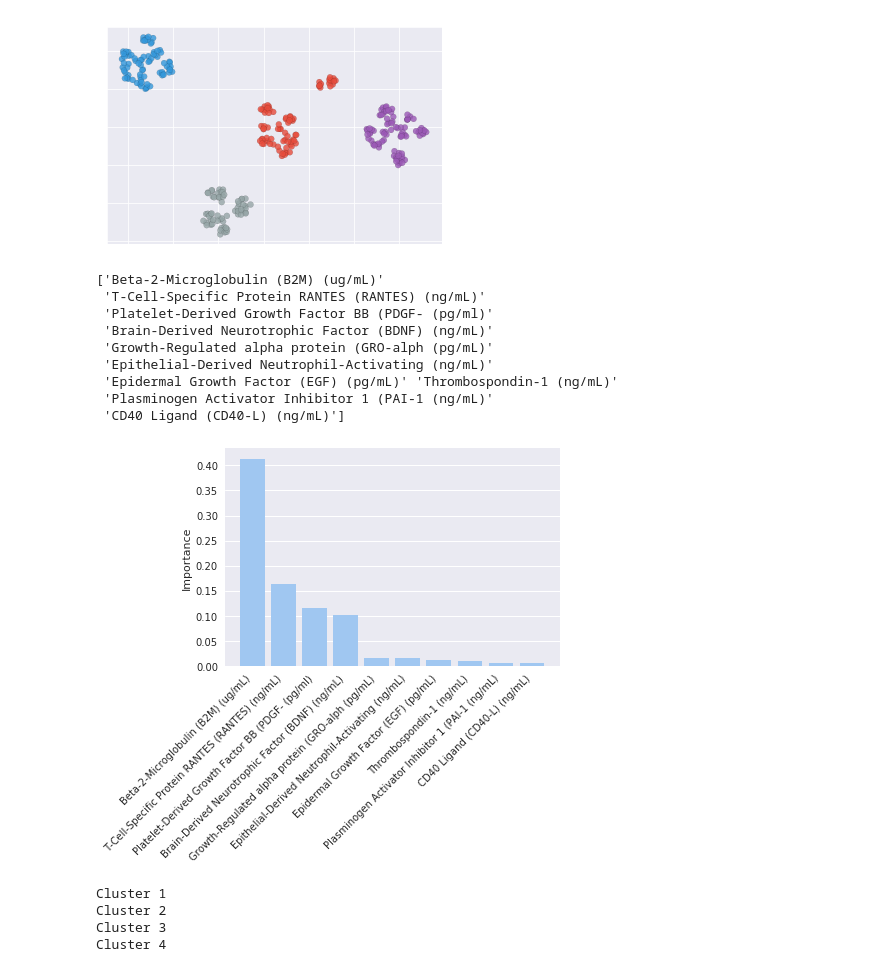
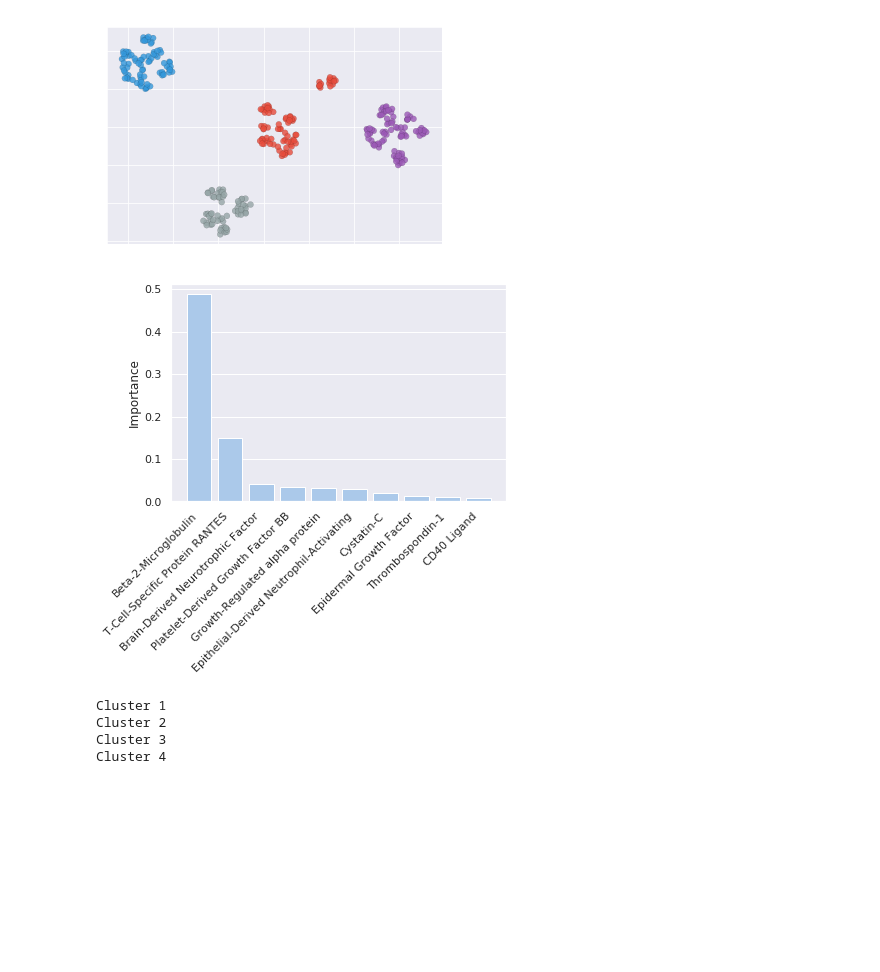
Before and after one commit to GerardMJuan/simlr-ad, a Jupyter notebook: jupyter-experiments/clustering_visualization.ipynb, the cells around one changed output. Drawn from its saved outputs; the diff is of its cells as text; code cells hidden in the pictures; blank space fills up the shorter version.

```diff
--- a/jupyter-experiments/clustering_visualization.ipynb
+++ b/jupyter-experiments/clustering_visualization.ipynb
@@ -22,12 +22,12 @@ clusters = 4
 rd_seed = 1714                                          # Random seed for experiment replication
 
 # Paths
-existing_cluster = True                               # Compute the clustering again or use an existing one
-cluster_path = "../results/long_test_5/"   # Path of the existing cluster, if applicable
-covariate_path = "../data/covariates_long.csv"
-feature_path = "../data/UCSDVOL.csv"                     # Path of the feature path (.csv)
+existing_cluster = True                                              # Compute the clustering again or use an existing one
+cluster_path = "/home/gerard/Documents/EXPERIMENTS/SIMLR-AD/cimlr4/"# Path of the existing cluster, if applicable
+covariate_path = "../data/useddata_homo_abeta_plasma_meta.csv"       # Path of the covariance data frame (.csv)
+feature_path = "../data/aseg_volume.csv"                # Path of the feature file, generated with freesurfer (.csv)
 
-covariate_data, cov_names = load_covariates(covariate_path)
+covariate_data, cov_names, feature_data, feature_names = load_all_data(covariate_path, feature_path)
 
 if existing_cluster:
     # Load existent
@@ -184,59 +184,41 @@ plt.show()
 # First, create feature importance
 feat_imp = []
 for i in range(len(cov_names)):
     values = alpha[15*i:15*i+15]
     feat_imp.append(sum(values))
 
 # Print the figure
 import matplotlib.pyplot as plt
 import seaborn as sns
 %matplotlib inline
 sns.set(style="darkgrid")
 
 values = pd.DataFrame(data={"Markers": cov_names,
                             "Importance": feat_imp})
 
 
 values = values.sort_values(by='Importance', ascending=False)
 values.to_csv('values_with_markers.csv', index=False)
 names_original = values[0:10].Markers.values
-print(names_original)
-"""
-values.iloc[0,1] = "Beta-2-Microglobulin"
-values.iloc[1,1] = "T-Cell-Specific Protein RANTES"
-values.iloc[2,1] = "Brain-Derived Neurotrophic Factor"
-values.iloc[3,1] = "Platelet-Derived Growth Factor BB"
-values.iloc[4,1] = "Growth-Regulated alpha protein"
-values.iloc[5,1] = "Epithelial-Derived Neutrophil-Activating"
-values.iloc[6,1] = "Cystatin-C"
-values.iloc[7,1] = "Epidermal Growth Factor"
-values.iloc[8,1] = "Thrombospondin-1"
-values.iloc[9,1] = "CD40 Ligand"
-"""
 
+# Change names for better fig visualization
 values["norm_values"] = (feat_imp - np.min(feat_imp)) / (np.max(feat_imp)-np.min(feat_imp))
 plt.figure()
 
 sns.set_color_codes("pastel")
 sns.barplot(x="Markers", y="Importance", data=values.iloc[0:10],
            label="Importance", color="b")
-plt.xticks(rotation=45, ha="right")
+plt.xticks(np.arange(10), ('Beta-2-Microglobulin', 'T-Cell-Specific Protein RANTES', 'Brain-Derived Neurotrophic Factor',
+                           'Platelet-Derived Growth Factor BB', 'Growth-Regulated alpha protein',
+                           'Epithelial-Derived Neutrophil-Activating', 'Cystatin-C',
+                           'Epidermal Growth Factor', 'Thrombospondin-1', 'CD40 Ligand'), rotation=45, ha="right")
 plt.xlabel('')
 plt.axis('tight')
-plt.savefig('Fig4.eps', format='eps', dpi=300, bbox_inches='tight')
+# plt.savefig('Fig4.eps', format='eps', dpi=300, bbox_inches='tight')
 #plt.savefig('figures_svg/cluster_importance.svg', format='svg')
-# plt.savefig('cluster_importance.png',bbox_inches='tight')
+plt.savefig('cluster_importance.png',bbox_inches='tight')
 # %% [output]
-['Beta-2-Microglobulin (B2M) (ug/mL)'
- 'T-Cell-Specific Protein RANTES (RANTES) (ng/mL)'
- 'Platelet-Derived Growth Factor BB (PDGF- (pg/ml)'
- 'Brain-Derived Neurotrophic Factor (BDNF) (ng/mL)'
- 'Growth-Regulated alpha protein (GRO-alph (pg/mL)'
- 'Epithelial-Derived Neutrophil-Activating (ng/mL)'
- 'Epidermal Growth Factor (EGF) (pg/mL)' 'Thrombospondin-1 (ng/mL)'
- 'Plasminogen Activator Inhibitor 1 (PAI-1 (ng/mL)'
- 'CD40 Ligand (CD40-L) (ng/mL)']
-[figure, old version]
+[figure, new version]
 # %%
 # Create table of mean and std of values for each of the clusters for those:
 # Copy from the main
```
Also changed, not shown: parts of 1 cell of this notebook, 22 other files.
